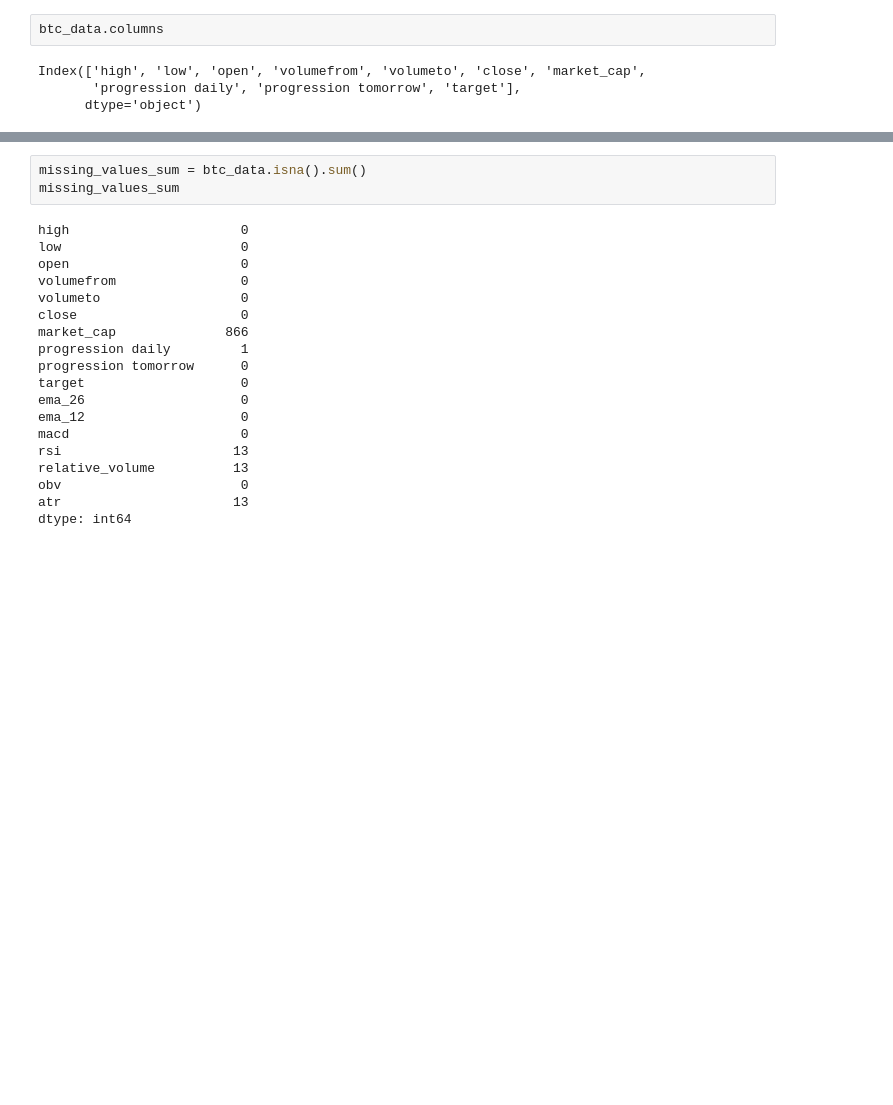
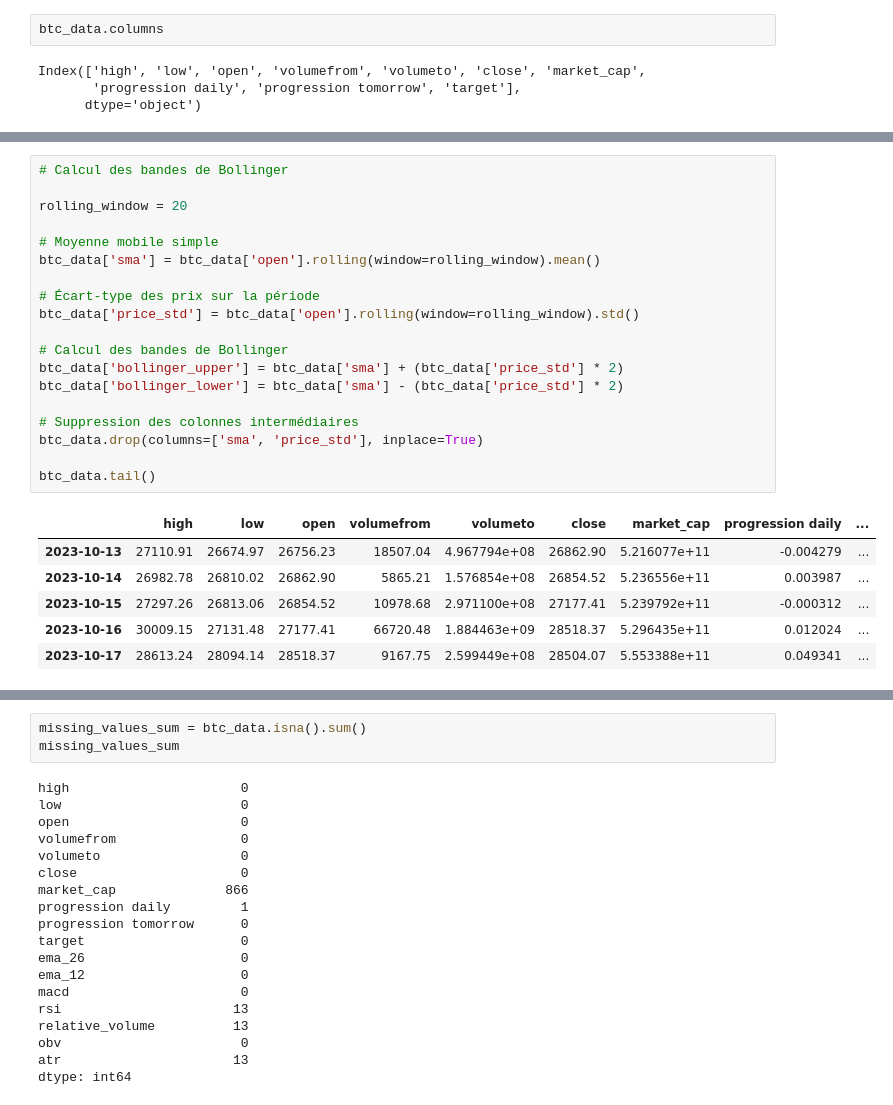
Before and after one commit to ThomasMeb/Alla2, a Jupyter notebook: data_mining.ipynb, the cells around one changed output, grey strips where cells are left out. Cells and saved outputs as stored; diff of their text form; blank space fills up the shorter version.

```diff
--- a/data_mining.ipynb
+++ b/data_mining.ipynb
@@ -612,0 +613,26 @@ btc_data.tail()
+# %%
+# Calcul des bandes de Bollinger
+
+rolling_window = 20
+
+# Moyenne mobile simple
+btc_data['sma'] = btc_data['open'].rolling(window=rolling_window).mean()
+
+# Écart-type des prix sur la période
+btc_data['price_std'] = btc_data['open'].rolling(window=rolling_window).std()
+
+# Calcul des bandes de Bollinger
+btc_data['bollinger_upper'] = btc_data['sma'] + (btc_data['price_std'] * 2)
+btc_data['bollinger_lower'] = btc_data['sma'] - (btc_data['price_std'] * 2)
+
+# Suppression des colonnes intermédiaires
+btc_data.drop(columns=['sma', 'price_std'], inplace=True)
+
+btc_data.tail()
+# %% [output]
+|  | high | low | open | volumefrom | volumeto | close | market_cap | progression daily | ... |
+| 2023-10-13 | 27110.91 | 26674.97 | 26756.23 | 18507.04 | 4.967794e+08 | 26862.90 | 5.216077e+11 | -0.004279 | ... |
+| 2023-10-14 | 26982.78 | 26810.02 | 26862.90 | 5865.21 | 1.576854e+08 | 26854.52 | 5.236556e+11 | 0.003987 | ... |
+| 2023-10-15 | 27297.26 | 26813.06 | 26854.52 | 10978.68 | 2.971100e+08 | 27177.41 | 5.239792e+11 | -0.000312 | ... |
+| 2023-10-16 | 30009.15 | 27131.48 | 27177.41 | 66720.48 | 1.884463e+09 | 28518.37 | 5.296435e+11 | 0.012024 | ... |
+| 2023-10-17 | 28613.24 | 28094.14 | 28518.37 | 9167.75 | 2.599449e+08 | 28504.07 | 5.553388e+11 | 0.049341 | ... |
```
Also changed, not shown: parts of 16 cells of this notebook, 5 other files.
